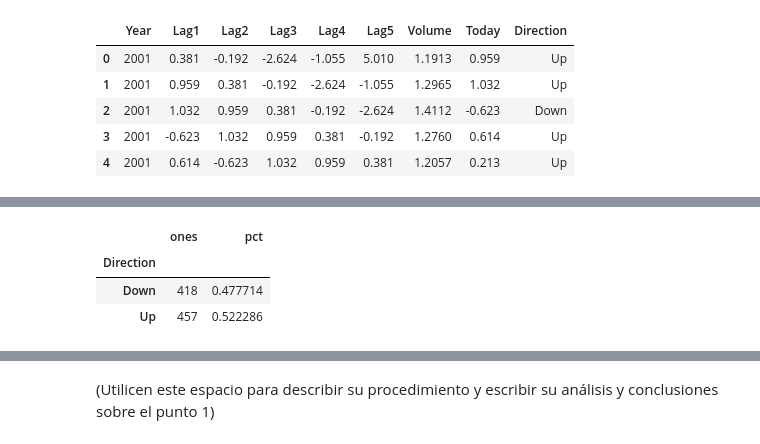
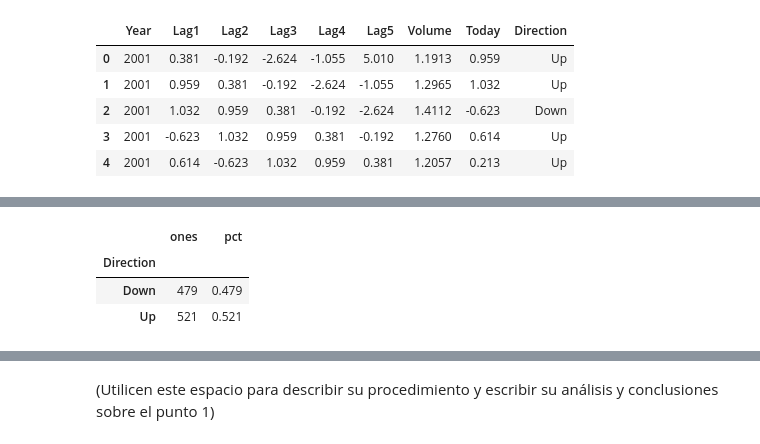
Before and after one commit to paulguz261/MIAD_20231_intro_machine_learning_grupal, a Jupyter notebook: week3/Caso implementación de modelos de clasificación lineales.ipynb, the cells around one changed output, grey strips where cells are left out. Cells and saved outputs as stored; diff of their text form; code cells hidden in the pictures.

```diff
--- a/week3/Caso implementación de modelos de clasificación lineales.ipynb
+++ b/week3/Caso implementación de modelos de clasificación lineales.ipynb
@@ -94,5 +114,5 @@ data.describe()
 # %%
-XTrain, XTest, yTrain, yTest = train_test_split(data.drop(columns="Direction"), data["Direction"], test_size=0.3, random_state=0)
+XTrain, XTest, yTrain, yTest = train_test_split(data.drop(columns="Direction"), data["Direction"], test_size=0.2, random_state=0)
 del(data)
 # %%
 XTrain.describe()
@@ -109,14 +129,14 @@ XTrain.describe()
 # %%
-gr = pd.DataFrame(yTrain)
+gr = pd.DataFrame(yTrain).copy()
 gr["ones"] = 1
 gr = gr.groupby("Direction").count()
 gr["pct"] = gr["ones"]/ gr["ones"].sum()
 gr
 # %% [output]
 |  | ones | pct |
 | Direction |  |  |
-| Down | 418 | 0.477714 |
-| Up | 457 | 0.522286 |
+| Down | 479 | 0.479 |
+| Up | 521 | 0.521 |
 # %%
 desc_df = pd.concat([XTrain,yTrain],axis=1)
 
```
Also changed, not shown: parts of 32 cells of this notebook.
